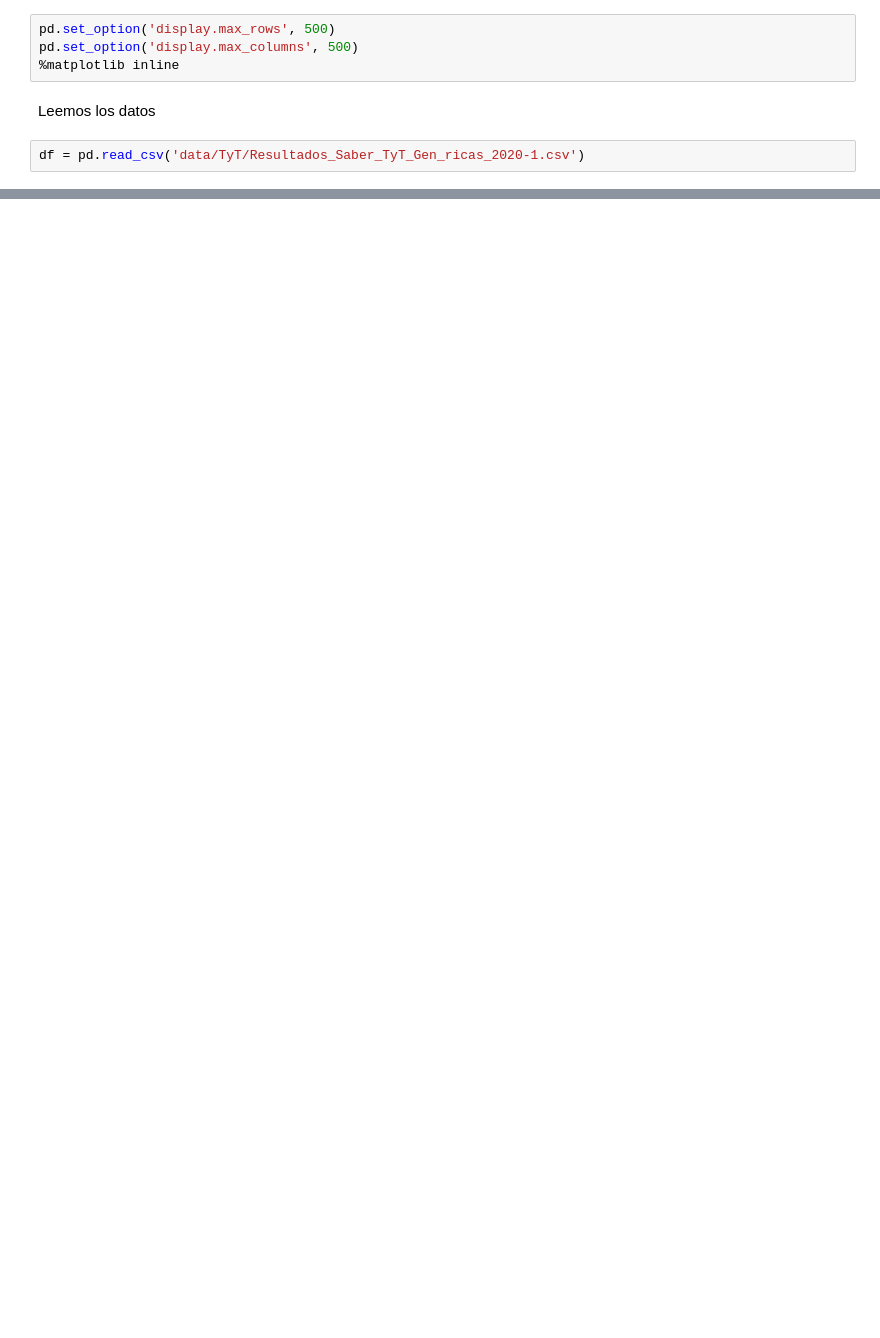
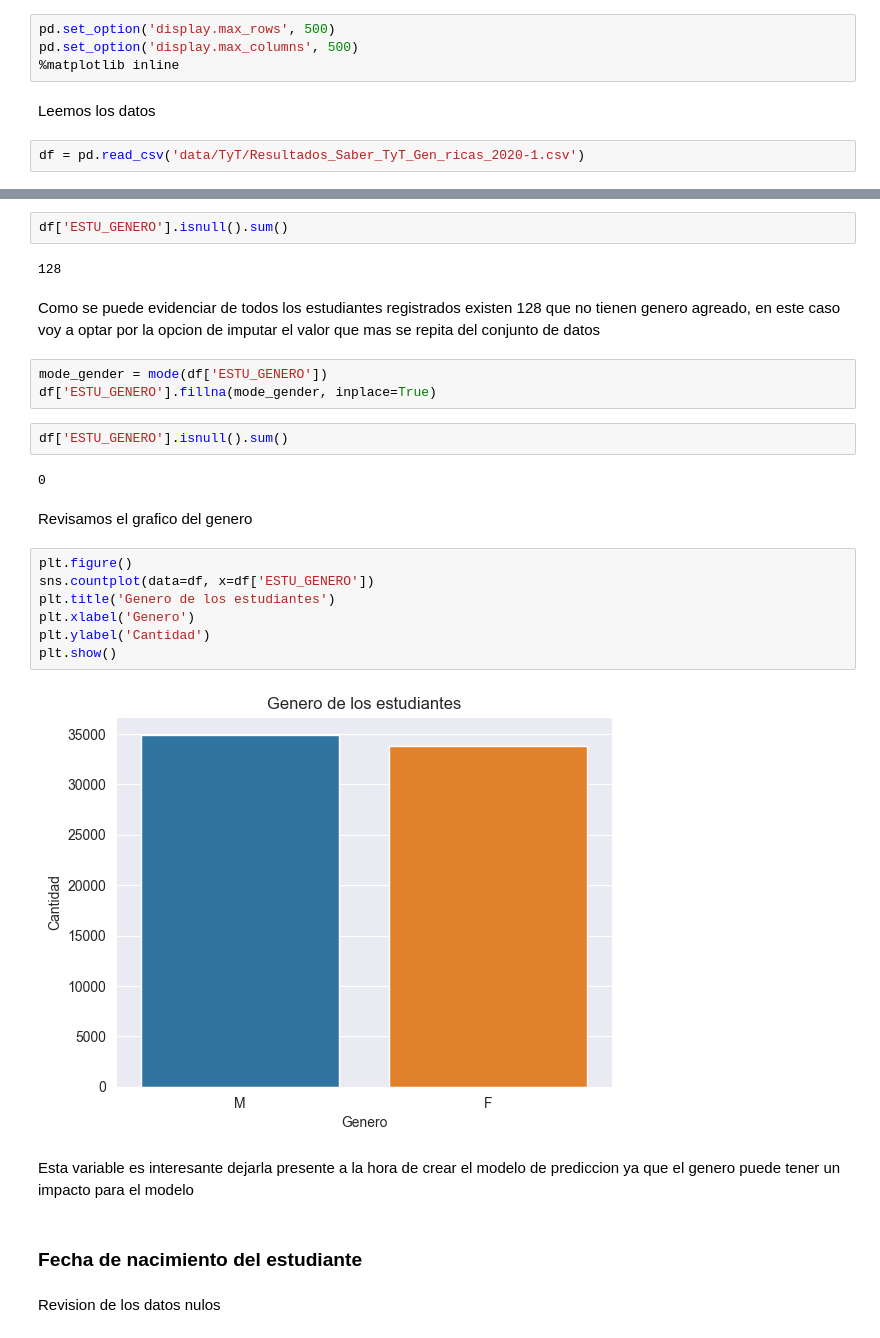
Before and after one commit to devBorisG/Estadistica-III, a Jupyter notebook: Tarea 2/punto3.ipynb, the cells around one changed output, grey strips where cells are left out. Saved outputs shown, nothing was run; the diff lists cells and outputs as text; blank space fills up the shorter version.

```diff
--- a/Tarea 2/punto3.ipynb
+++ b/Tarea 2/punto3.ipynb
@@ -42,0 +182,30 @@ dtype: object
+# %%
+df['ESTU_GENERO'].isnull().sum()
+# %% [output]
+128
+# %% [markdown]
+Como se puede evidenciar de todos los estudiantes registrados existen 128 que no tienen genero agreado, en este caso voy a optar por la opcion de imputar el valor que mas se repita del conjunto de datos
+# %%
+mode_gender = mode(df['ESTU_GENERO'])
+df['ESTU_GENERO'].fillna(mode_gender, inplace=True)
+# %%
+df['ESTU_GENERO'].isnull().sum()
+# %% [output]
+0
+# %% [markdown]
+Revisamos el grafico del genero
+# %%
+plt.figure()
+sns.countplot(data=df, x=df['ESTU_GENERO'])
+plt.title('Genero de los estudiantes')
+plt.xlabel('Genero')
+plt.ylabel('Cantidad')
+plt.show()
+# %% [output]
+[figure, added]
+# %% [markdown]
+Esta variable es interesante dejarla presente a la hora de crear el modelo de prediccion ya que el genero puede tener un impacto para el modelo
+# %% [markdown]
+### Fecha de nacimiento del estudiante
+# %% [markdown]
+Revision de los datos nulos
```
Also changed, not shown: parts of 55 cells of this notebook.
